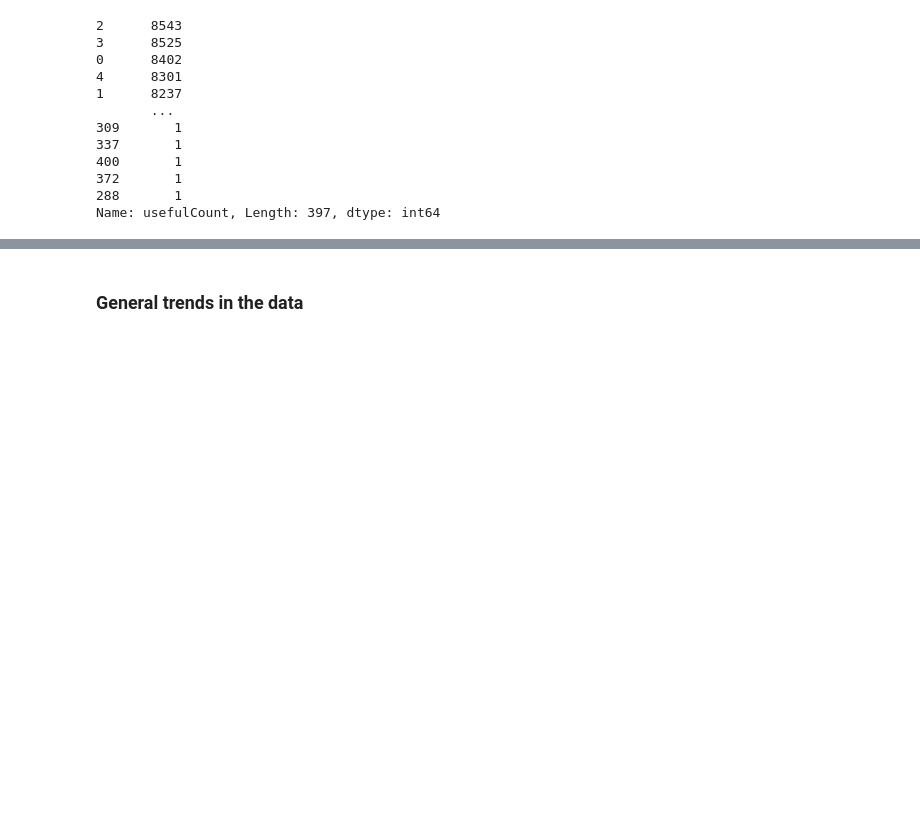
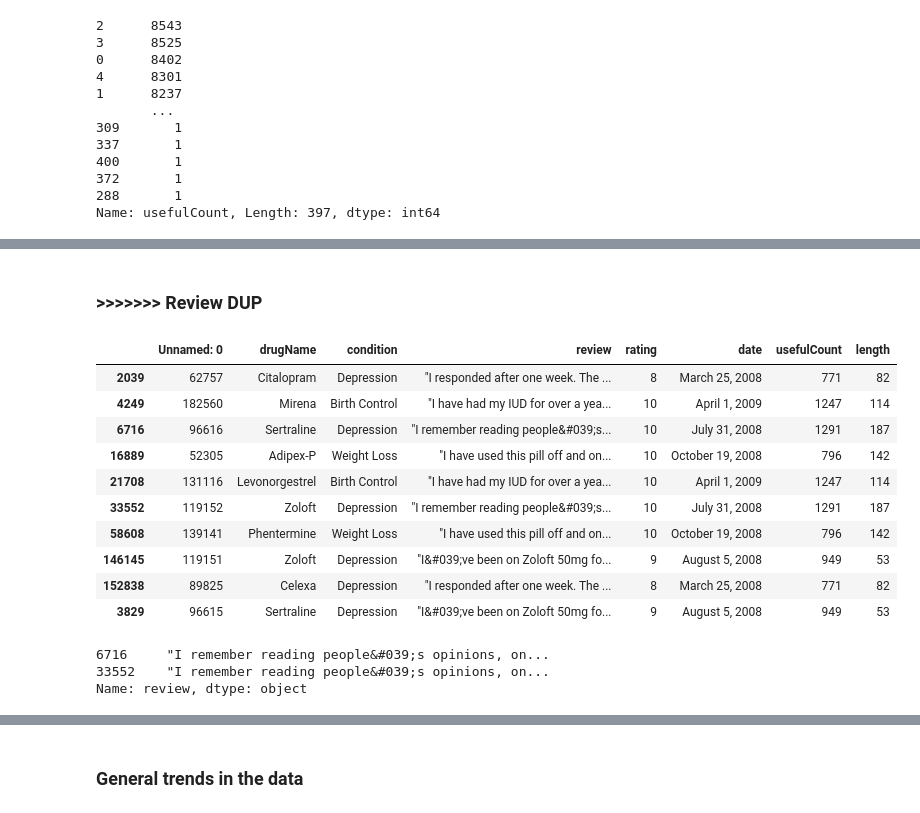
Before and after one commit to OdeliaAhdout/Drug-dataset, a Jupyter notebook: drugs_notebook.ipynb, the cells around one changed output, grey strips where cells are left out. Cells and saved outputs as stored; diff of their text form; code cells hidden in the pictures; blank space fills up the shorter version.

```diff
--- a/drugs_notebook.ipynb
+++ b/drugs_notebook.ipynb
@@ -255,0 +239,2 @@ array(['Left Ventricular Dysfunction', 'ADHD', 'Birth Control',
+# %% [markdown]
+### >>>>>>> Review DUP
@@ -255,0 +245,20 @@ array(['Left Ventricular Dysfunction', 'ADHD', 'Birth Control',
+# %%
+df.query("usefulCount in @top5l")
+# %% [output]
+|  | Unnamed: 0 | drugName | condition | review | rating | date | usefulCount | length |
+| 2039 | 62757 | Citalopram | Depression | "I responded after one week. The ... | 8 | March 25, 2008 | 771 | 82 |
+| 4249 | 182560 | Mirena | Birth Control | "I have had my IUD for over a yea... | 10 | April 1, 2009 | 1247 | 114 |
+| 6716 | 96616 | Sertraline | Depression | "I remember reading people&#039;s... | 10 | July 31, 2008 | 1291 | 187 |
+| 16889 | 52305 | Adipex-P | Weight Loss | "I have used this pill off and on... | 10 | October 19, 2008 | 796 | 142 |
+| 21708 | 131116 | Levonorgestrel | Birth Control | "I have had my IUD for over a yea... | 10 | April 1, 2009 | 1247 | 114 |
+| 33552 | 119152 | Zoloft | Depression | "I remember reading people&#039;s... | 10 | July 31, 2008 | 1291 | 187 |
+| 58608 | 139141 | Phentermine | Weight Loss | "I have used this pill off and on... | 10 | October 19, 2008 | 796 | 142 |
+| 146145 | 119151 | Zoloft | Depression | "I&#039;ve been on Zoloft 50mg fo... | 9 | August 5, 2008 | 949 | 53 |
+| 152838 | 89825 | Celexa | Depression | "I responded after one week. The ... | 8 | March 25, 2008 | 771 | 82 |
+| 3829 | 96615 | Sertraline | Depression | "I&#039;ve been on Zoloft 50mg fo... | 9 | August 5, 2008 | 949 | 53 |
+# %%
+df.loc[df.usefulCount == df.usefulCount.max(), 'review']
+# %% [output]
+6716     "I remember reading people&#039;s opinions, on...
+33552    "I remember reading people&#039;s opinions, on...
+Name: review, dtype: object
```
Also changed, not shown: parts of 79 cells of this notebook, 6 other files.
